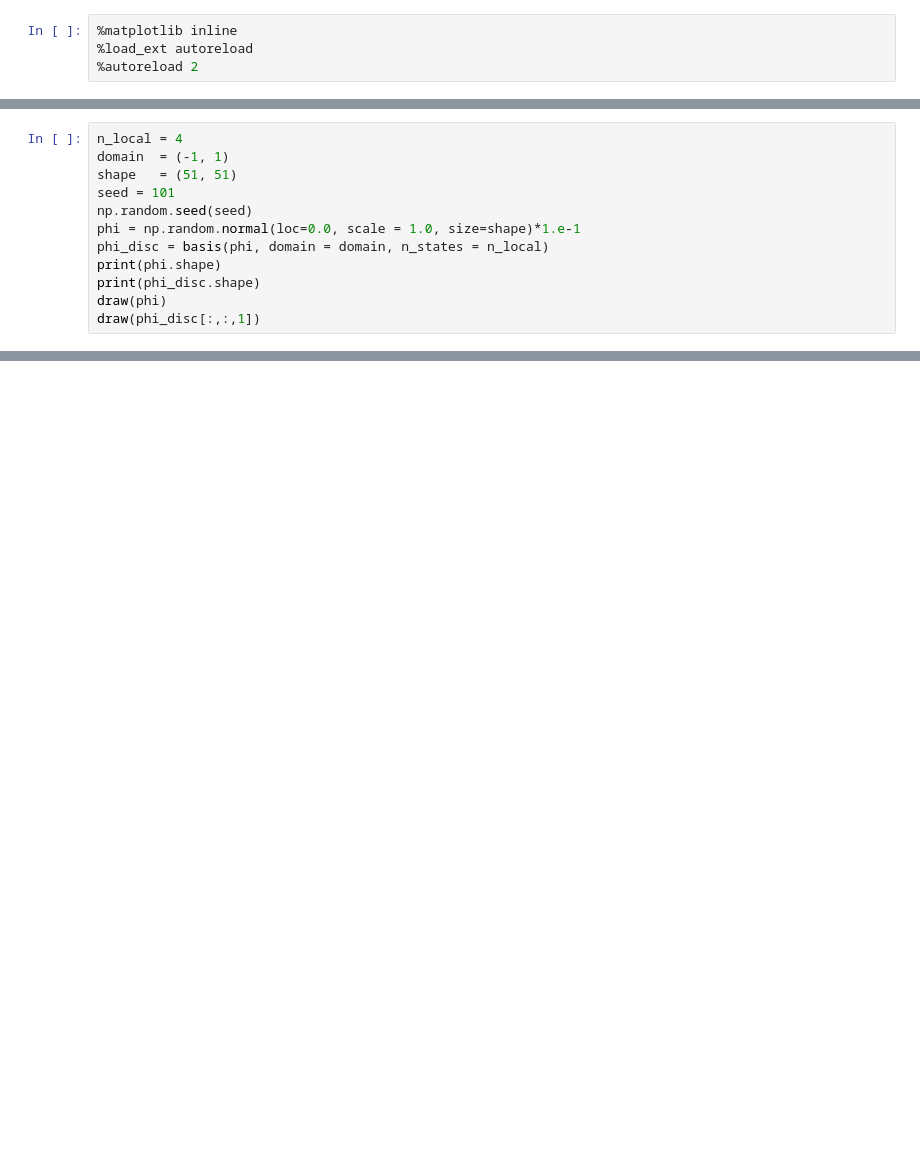
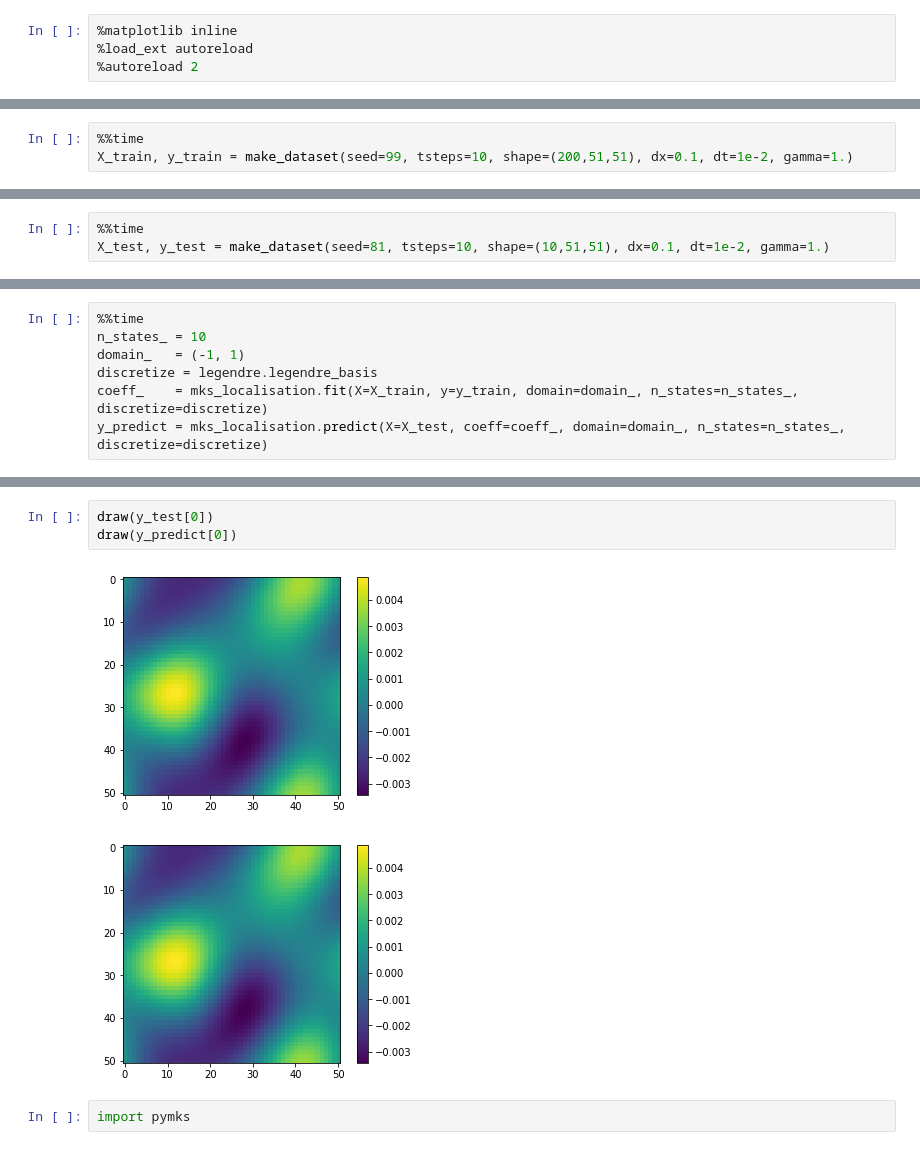
Before and after one commit to auag92/summerOfCode, a Jupyter notebook: fmks/sandbox/legendre-localization.ipynb, the cells around one changed output, grey strips where cells are left out. Drawn from its saved outputs; the diff is of its cells as text; blank space fills up the shorter version.

Commit message:
localisation model working

```diff
--- a/fmks/sandbox/legendre-localization.ipynb
+++ b/fmks/sandbox/legendre-localization.ipynb
@@ -22,12 +16,0 @@ print(type(basis))
-# %%
-n_local = 4
-domain  = (-1, 1)
-shape   = (51, 51)
-seed = 101
-np.random.seed(seed)
-phi = np.random.normal(loc=0.0, scale = 1.0, size=shape)*1.e-1
-phi_disc = basis(phi, domain = domain, n_states = n_local)
-print(phi.shape)
-print(phi_disc.shape)
-draw(phi)
-draw(phi_disc[:,:,1])
@@ -50,0 +72,3 @@ self._filter = Filter(Fkernel[None], self.basis)
+# %%
+%%time
+X_train, y_train = make_dataset(seed=99, tsteps=10, shape=(200,51,51), dx=0.1, dt=1e-2, gamma=1.)
@@ -50,0 +78,3 @@ self._filter = Filter(Fkernel[None], self.basis)
+# %%
+%%time
+X_test, y_test = make_dataset(seed=81, tsteps=10, shape=(10,51,51), dx=0.1, dt=1e-2, gamma=1.)
@@ -50,0 +84,7 @@ self._filter = Filter(Fkernel[None], self.basis)
+# %%
+%%time
+n_states_ = 10
+domain_   = (-1, 1)
+discretize = legendre.legendre_basis
+coeff_    = mks_localisation.fit(X=X_train, y=y_train, domain=domain_, n_states=n_states_, discretize=discretize)
+y_predict = mks_localisation.predict(X=X_test, coeff=coeff_, domain=domain_, n_states=n_states_, discretize=discretize)
@@ -50,0 +94,8 @@ self._filter = Filter(Fkernel[None], self.basis)
+# %%
+draw(y_test[0])
+draw(y_predict[0])
+# %% [output]
+[figure, added]
+[figure, added]
+# %%
+import pymks
```
Also changed, not shown: parts of 11 cells of this notebook, 1 other file.
